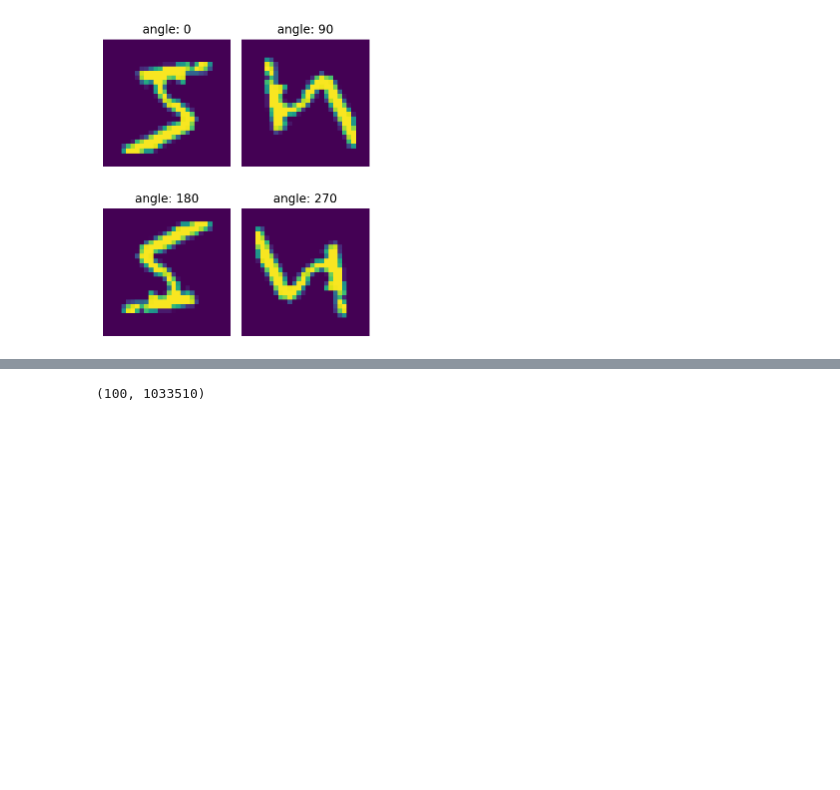
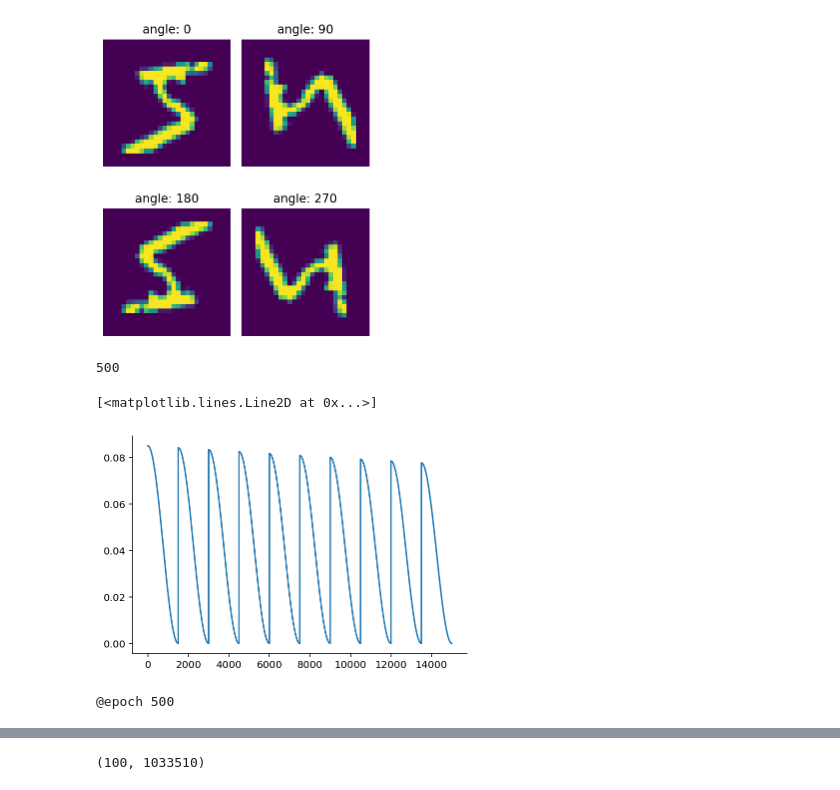
Before and after one commit to probml/shift-happens, a Jupyter notebook: notebooks/008-gendist-v1-rotation.ipynb, the cells around one changed output, grey strips where cells are left out. Saved outputs shown, nothing was run; the diff lists cells and outputs as text; code cells hidden in the pictures; blank space fills up the shorter version.

```diff
--- a/notebooks/008-gendist-v1-rotation.ipynb
+++ b/notebooks/008-gendist-v1-rotation.ipynb
@@ -116,0 +107,10 @@ for deg in tqdm(degrees):
+# %%
+num_cycles = 10
+epochs_per_cycle = 50
+batch_size = 2_000
+n_epochs = num_cycles * epochs_per_cycle
+steps_per_epoch = X_train.shape[0] // batch_size
+boundaries = list(np.arange(1, num_cycles + 1) * epochs_per_cycle * steps_per_epoch)
+n_epochs
+# %% [output]
+500
@@ -116,0 +124,14 @@ for deg in tqdm(degrees):
+# %%
+steps = jnp.arange(n_epochs * steps_per_epoch)
+plt.plot(steps, learning_rates(steps))
+# %% [output]
+[<matplotlib.lines.Line2D at 0x...>]
+[figure, added]
+# %%
+config = {"angle": 0.0}
+train_config = TrainingConfig(model, proc_class,
+                              gendist.training.make_cross_entropy_loss_func, tx)
+params, train_acc, losses = train_config.train_model_config(key, X_train, y_train_ohe,
+                                                    config, n_epochs, batch_size)
+# %% [output]
+@epoch 500
```
Also changed, not shown: parts of 12 cells of this notebook.
